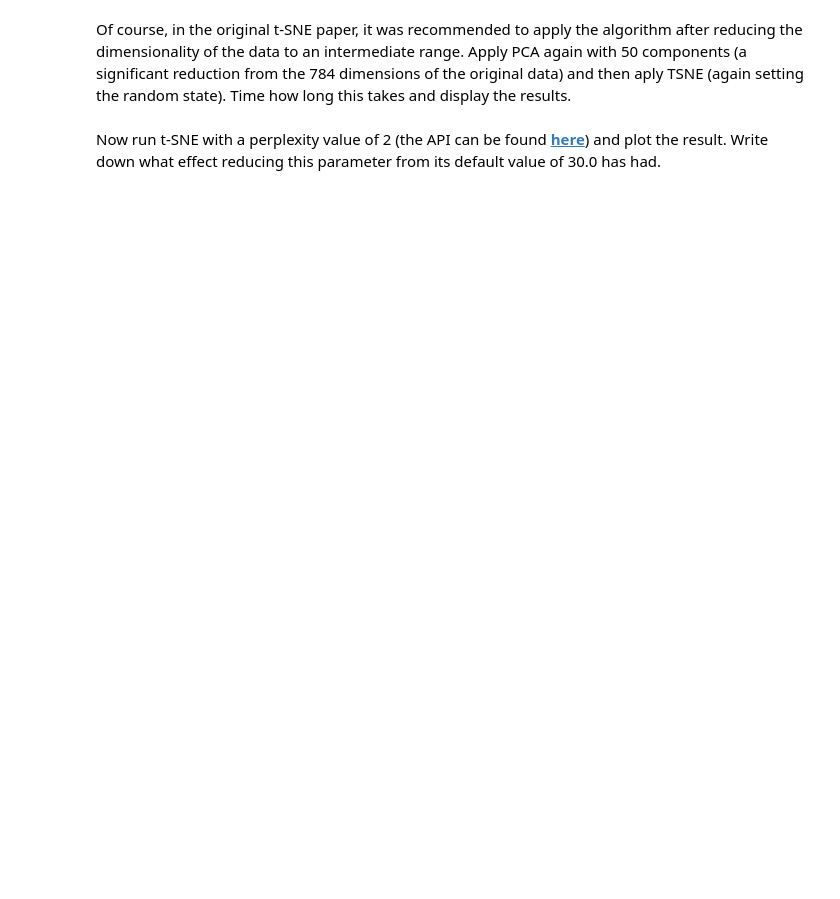
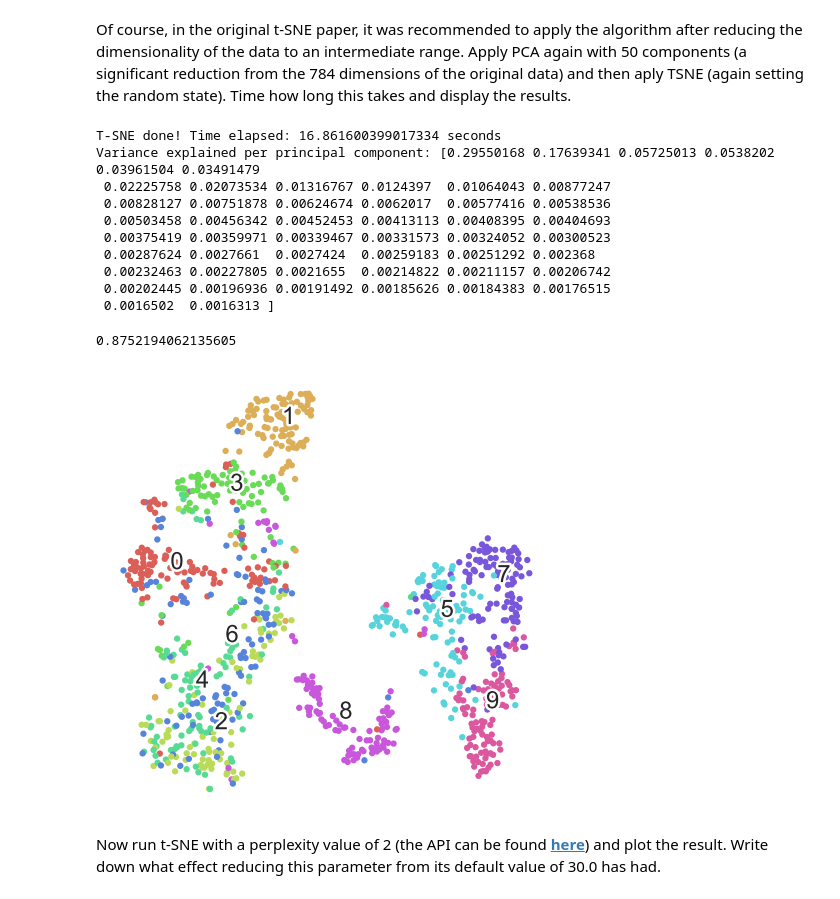
Before and after one commit to Raynham/Advanced-Data-Dnalytics, a Jupyter notebook: week1/Worksheet1.ipynb, the cells around one changed output. Cells and saved outputs as stored; diff of their text form; code cells hidden in the pictures; blank space fills up the shorter version.

```diff
--- a/week1/Worksheet1.ipynb
+++ b/week1/Worksheet1.ipynb
@@ -95,2 +153,33 @@ state). Time how long this takes and display the results.
+# %%
+#TODO block 6
+
+time_start = time.time()
+pca2 = PCA(n_components = 50, random_state = RS)
+pca2_results =  pca2.fit_transform(X_train_subset)
+tsne2 = TSNE(n_components = 2, random_state = RS)
+tsne2_results = tsne2.fit_transform(pca2_results)
+print ('T-SNE done! Time elapsed: {} seconds'.format(time.time()-time_start))
+
+tsne2_df = pd.DataFrame(columns = ['tsne1','tsne2'])
+
+tsne2_df['tsne1'] = tsne2_results[:,0]
+tsne2_df['tsne2'] = tsne2_results[:,1]
+fc.fashion_scatter(tsne2_df[['tsne1','tsne2']].values, y_train_subset)
+
+print ('Variance explained per principal component: {}'.format(pca2.explained_variance_ratio_))
+sum(pca2.explained_variance_ratio_)
+# %% [output]
+T-SNE done! Time elapsed: 16.861600399017334 seconds
+Variance explained per principal component: [0.29550168 0.17639341 0.05725013 0.0538202  0.03961504 0.03491479
+ 0.02225758 0.02073534 0.01316767 0.0124397  0.01064043 0.00877247
+ 0.00828127 0.00751878 0.00624674 0.0062017  0.00577416 0.00538536
+ 0.00503458 0.00456342 0.00452453 0.00413113 0.00408395 0.00404693
+ 0.00375419 0.00359971 0.00339467 0.00331573 0.00324052 0.00300523
+ 0.00287624 0.0027661  0.0027424  0.00259183 0.00251292 0.002368
+ 0.00232463 0.00227805 0.0021655  0.00214822 0.00211157 0.00206742
+ 0.00202445 0.00196936 0.00191492 0.00185626 0.00184383 0.00176515
+ 0.0016502  0.0016313 ]
+0.8752194062135605
+[figure, added]
 # %% [markdown]
 Now run t-SNE with a perplexity value of 2 (the API can be found __[here](https://scikit-learn.org/stable/modules/generated/sklearn.manifold.TSNE.html)__) and plot the result. Write down what effect reducing this parameter from its default value of 30.0 has had.
```
Also changed, not shown: parts of 23 cells of this notebook, 2 other files.
